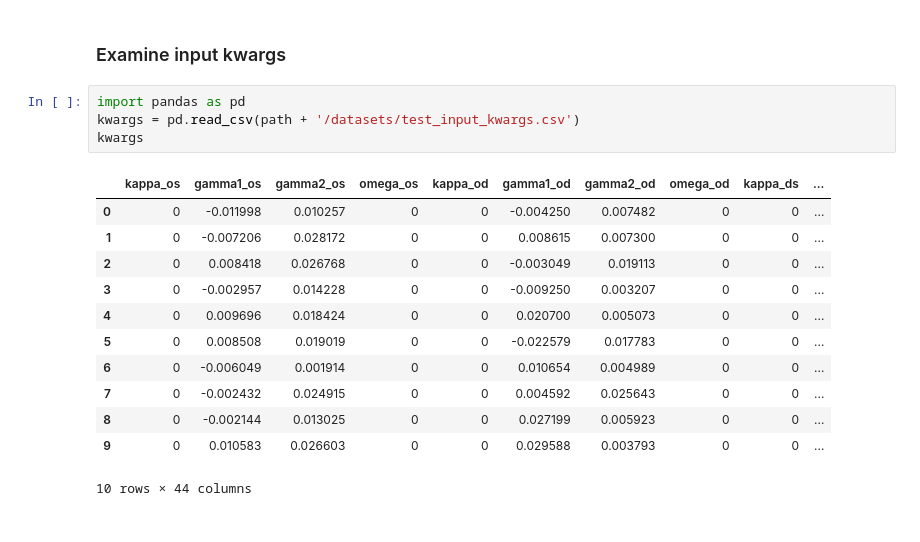
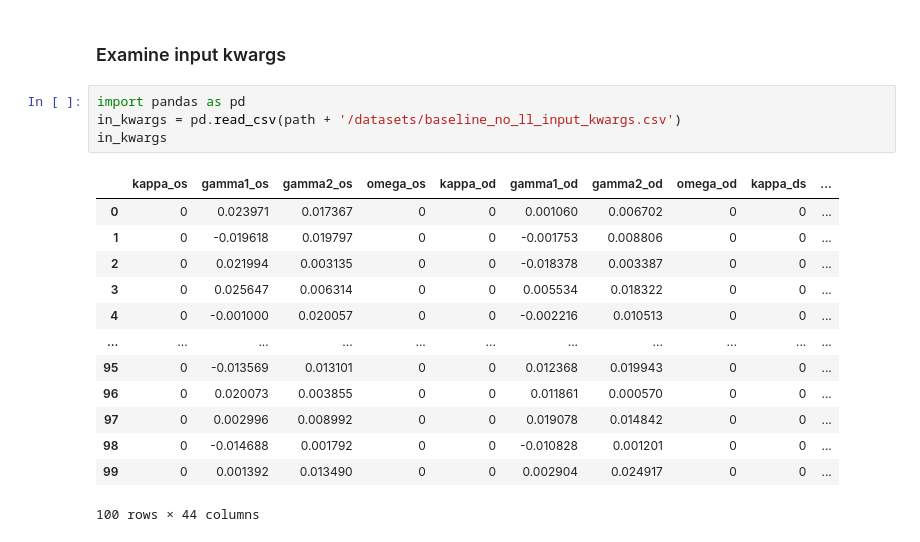
Before and after one commit to nataliehogg/analosis, a Jupyter notebook: analosis/notebooks/analosis_notebook.ipynb, the cells around one changed output. Drawn from its saved outputs; the diff is of its cells as text.

```diff
--- a/analosis/notebooks/analosis_notebook.ipynb
+++ b/analosis/notebooks/analosis_notebook.ipynb
@@ -99,18 +111,19 @@ WARNING:chainconsumer:Parameter gamma1_los in chain Chain 4 is not constrained
 ### Examine input kwargs
 # %%
 import pandas as pd
-kwargs = pd.read_csv(path + '/datasets/test_input_kwargs.csv')
-kwargs
+in_kwargs = pd.read_csv(path + '/datasets/baseline_no_ll_input_kwargs.csv')
+in_kwargs
 # %% [output]
 |  | kappa_os | gamma1_os | gamma2_os | omega_os | kappa_od | gamma1_od | gamma2_od | omega_od | kappa_ds | ... |
-| 0 | 0 | -0.011998 | 0.010257 | 0 | 0 | -0.004250 | 0.007482 | 0 | 0 | ... |
-| 1 | 0 | -0.007206 | 0.028172 | 0 | 0 | 0.008615 | 0.007300 | 0 | 0 | ... |
-| 2 | 0 | 0.008418 | 0.026768 | 0 | 0 | -0.003049 | 0.019113 | 0 | 0 | ... |
-| 3 | 0 | -0.002957 | 0.014228 | 0 | 0 | -0.009250 | 0.003207 | 0 | 0 | ... |
-| 4 | 0 | 0.009696 | 0.018424 | 0 | 0 | 0.020700 | 0.005073 | 0 | 0 | ... |
-| 5 | 0 | 0.008508 | 0.019019 | 0 | 0 | -0.022579 | 0.017783 | 0 | 0 | ... |
-| 6 | 0 | -0.006049 | 0.001914 | 0 | 0 | 0.010654 | 0.004989 | 0 | 0 | ... |
-| 7 | 0 | -0.002432 | 0.024915 | 0 | 0 | 0.004592 | 0.025643 | 0 | 0 | ... |
-| 8 | 0 | -0.002144 | 0.013025 | 0 | 0 | 0.027199 | 0.005923 | 0 | 0 | ... |
-| 9 | 0 | 0.010583 | 0.026603 | 0 | 0 | 0.029588 | 0.003793 | 0 | 0 | ... |
+| 0 | 0 | 0.023971 | 0.017367 | 0 | 0 | 0.001060 | 0.006702 | 0 | 0 | ... |
+| 1 | 0 | -0.019618 | 0.019797 | 0 | 0 | -0.001753 | 0.008806 | 0 | 0 | ... |
+| 2 | 0 | 0.021994 | 0.003135 | 0 | 0 | -0.018378 | 0.003387 | 0 | 0 | ... |
+| 3 | 0 | 0.025647 | 0.006314 | 0 | 0 | 0.005534 | 0.018322 | 0 | 0 | ... |
+| 4 | 0 | -0.001000 | 0.020057 | 0 | 0 | -0.002216 | 0.010513 | 0 | 0 | ... |
+| ... | ... | ... | ... | ... | ... | ... | ... | ... | ... | ... |
+| 95 | 0 | -0.013569 | 0.013101 | 0 | 0 | 0.012368 | 0.019943 | 0 | 0 | ... |
+| 96 | 0 | 0.020073 | 0.003855 | 0 | 0 | 0.011861 | 0.000570 | 0 | 0 | ... |
+| 97 | 0 | 0.002996 | 0.008992 | 0 | 0 | 0.019078 | 0.014842 | 0 | 0 | ... |
+| 98 | 0 | -0.014688 | 0.001792 | 0 | 0 | -0.010828 | 0.001201 | 0 | 0 | ... |
+| 99 | 0 | 0.001392 | 0.013490 | 0 | 0 | 0.002904 | 0.024917 | 0 | 0 | ... |
-10 rows × 44 columns
+100 rows × 44 columns
```
Also changed, not shown: parts of 6 cells of this notebook, 2 other files.
